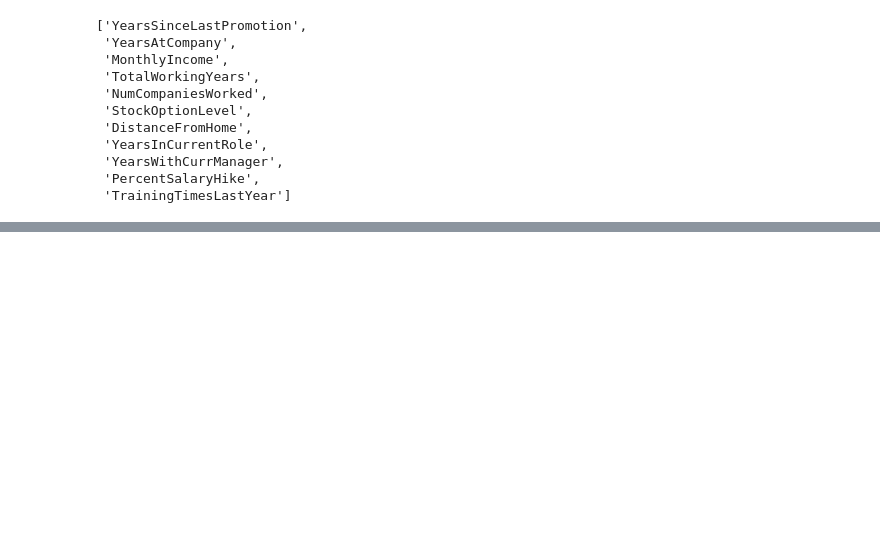
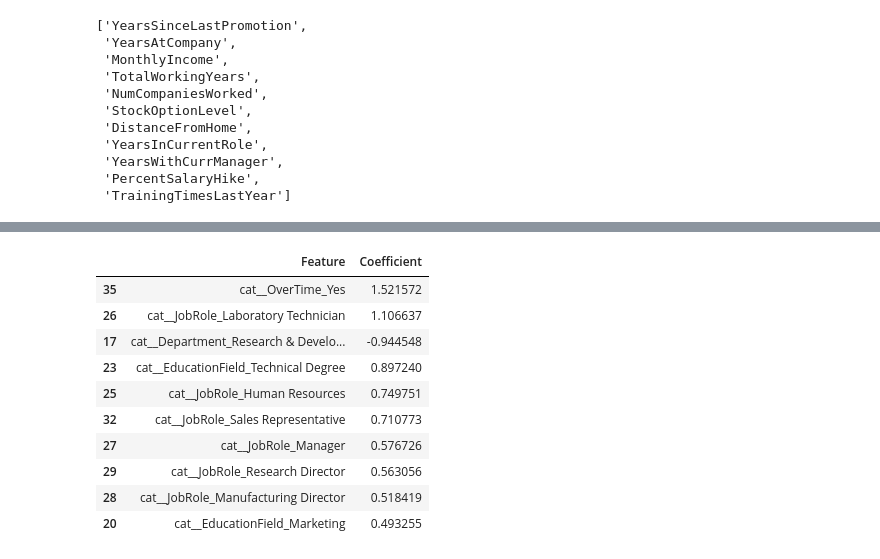
Before and after one commit to mariyamzx/Employee-Attrition-Prediction-App, a Jupyter notebook: notebook.ipynb, the cells around one changed output, grey strips where cells are left out. Drawn from its saved outputs; the diff is of its cells as text; code cells hidden in the pictures; blank space fills up the shorter version.

```diff
--- a/notebook.ipynb
+++ b/notebook.ipynb
@@ -370,10 +480,16 @@ right_skewed_cols
 # %%
-cols_with_outliers=['YearsWithCurrentManager', 'YearsSinceLastPromotion', 'YearsAtCompany', 'YearsInCurrentRole', 'TrainingTimesLastYear','TotalWorkingYears', 'MonthlyIncome', 'NumCompaniesWorked', 'StockOptionLevel']
-
-preprocessor = ColumnTransformer(transformer=[
-    ('scaler', StandardScaler(), num_cols)
-    ('Capping', FunctionTransformer(cap_outliers) , cols_with_outliers),
-    ('powerT', PowerTransformer(method='yeo-johnson'), right_skewed_cols),
-    ('ohe', OneHotEncoder(drop='first', handle_unknown='ignore'), cat_cols),
-    ('labelT', LabelTransformer(), y)
-])
+# pipeline = Pipeline([
+#     ('preprocessor', preprocessor),
+#     ('model', LogisticGD())
+# ])
+# %%
+from imblearn.pipeline import Pipeline as ImbPipeline
+from imblearn.over_sampling import SMOTE
+
+pipeline = ImbPipeline([
+    ('preprocessor', preprocessor),
+    ('smote', SMOTE(random_state=42)),   # <-- Add SMOTE here
+    ('model', LogisticGD())
+])
+
+pipeline.fit(X_train, y_train)
@@ -379,0 +515,2 @@ preprocessor = ColumnTransformer(transformer=[
+# %%
+pipeline.fit(X_train, y_train)
@@ -379,0 +581,29 @@ preprocessor = ColumnTransformer(transformer=[
+# %%
+import pandas as pd
+
+# Get feature names after preprocessing
+feature_names = pipeline.named_steps['preprocessor'].get_feature_names_out()
+
+# Get coefficients from logistic regression
+coefficients = pipeline.named_steps['model'].coef_[1:]
+#doing [1:] is a must as coef_ also has Wo value which is intercept_, so we need to exclude it
+
+# Create a DataFrame
+importance_df = pd.DataFrame({
+    'Feature': feature_names,
+    'Coefficient': coefficients
+}).sort_values(by="Coefficient", key=abs, ascending=False)
+
+importance_df.head(10)
+# %% [output]
+|  | Feature | Coefficient |
+| 35 | cat__OverTime_Yes | 1.521572 |
+| 26 | cat__JobRole_Laboratory Technician | 1.106637 |
+| 17 | cat__Department_Research & Develo... | -0.944548 |
+| 23 | cat__EducationField_Technical Degree | 0.897240 |
+| 25 | cat__JobRole_Human Resources | 0.749751 |
+| 32 | cat__JobRole_Sales Representative | 0.710773 |
+| 27 | cat__JobRole_Manager | 0.576726 |
+| 29 | cat__JobRole_Research Director | 0.563056 |
+| 28 | cat__JobRole_Manufacturing Director | 0.518419 |
+| 20 | cat__EducationField_Marketing | 0.493255 |
```
Also changed, not shown: parts of 30 cells of this notebook, 2 other files.
